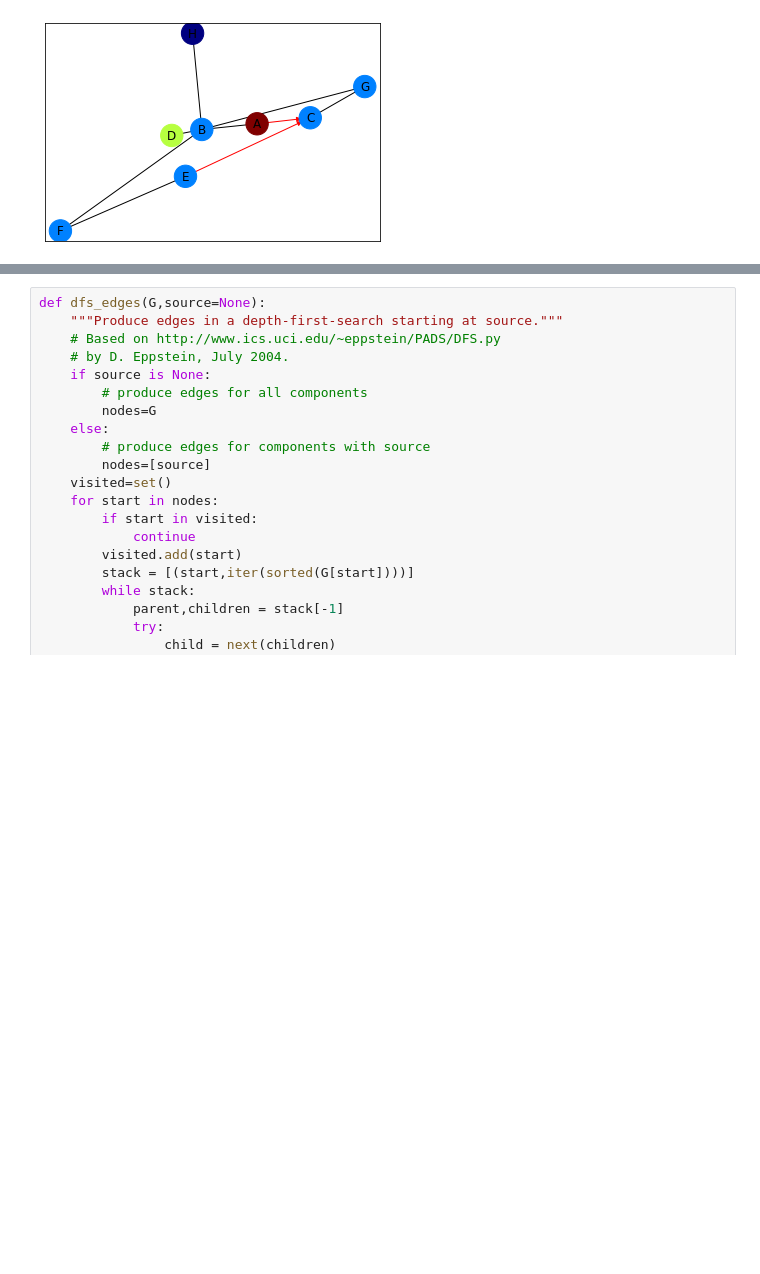
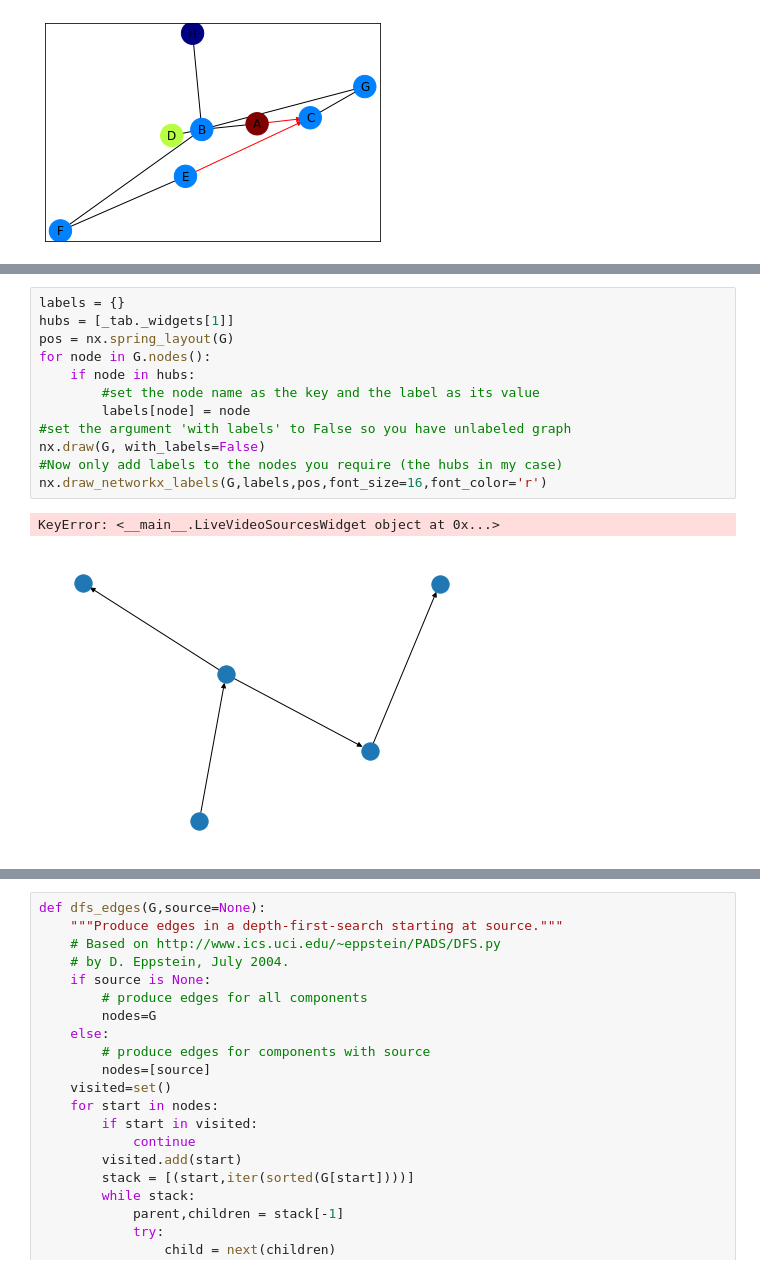
Before and after one commit to scray/scray, a Jupyter notebook: projects/edge/coral/actions/video_actions.ipynb, the cells around one changed output, grey strips where cells are left out. Cells and saved outputs as stored; diff of their text form; blank space fills up the shorter version.

```diff
--- a/projects/edge/coral/actions/video_actions.ipynb
+++ b/projects/edge/coral/actions/video_actions.ipynb
@@ -2445,0 +2491,15 @@ plt.show()
+# %%
+labels = {}
+hubs = [_tab._widgets[1]]
+pos = nx.spring_layout(G)
+for node in G.nodes():
+    if node in hubs:
+        #set the node name as the key and the label as its value
+        labels[node] = node
+#set the argument 'with labels' to False so you have unlabeled graph
+nx.draw(G, with_labels=False)
+#Now only add labels to the nodes you require (the hubs in my case)
+nx.draw_networkx_labels(G,labels,pos,font_size=16,font_color='r')
+# %% [output]
+KeyError: <__main__.LiveVideoSourcesWidget object at 0x...>
+[figure, added]
```
Also changed, not shown: parts of 8 cells of this notebook.
